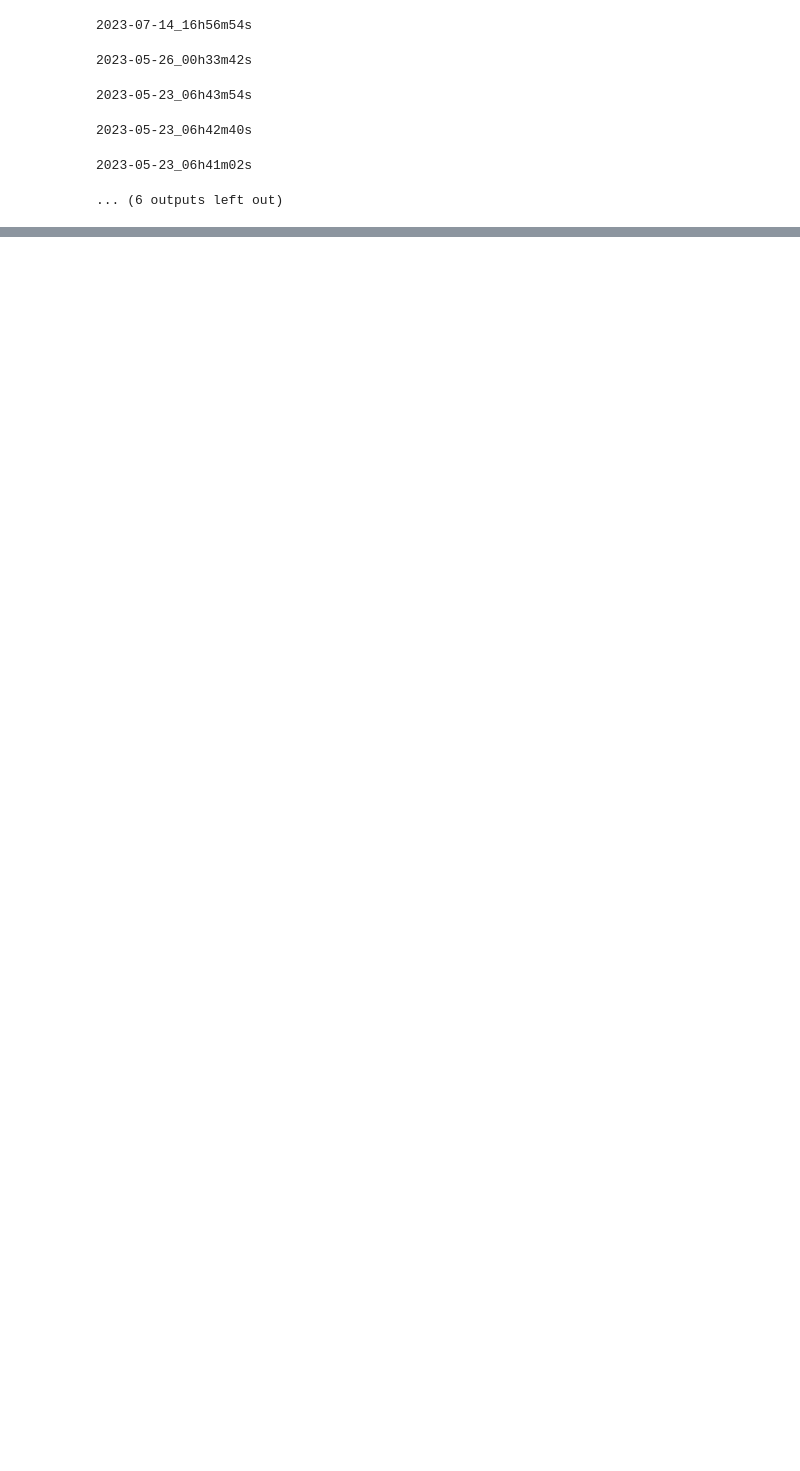
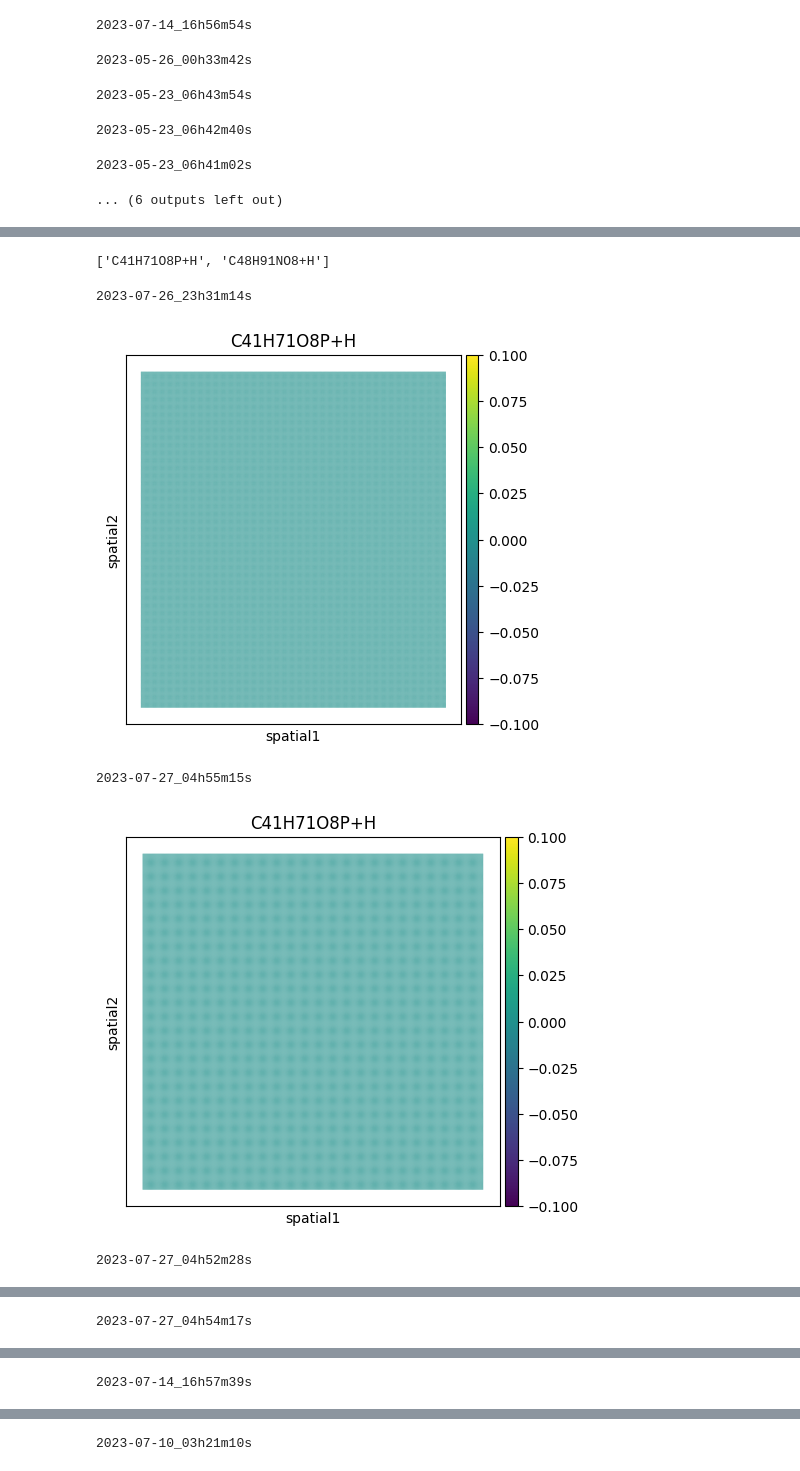
Before and after one commit to christoffermattssonlangseth/lipidomics-demyelination, a Jupyter notebook: notebooks/00-download-Opielka-et-al.ipynb, the cells around one changed output, grey strips where cells are left out. Drawn from its saved outputs; the diff is of its cells as text; code cells hidden in the pictures; blank space fills up the shorter version.

```diff
--- a/notebooks/00-download-Opielka-et-al.ipynb
+++ b/notebooks/00-download-Opielka-et-al.ipynb
@@ -58,7 +39,8 @@ for dataset in datasets.datasetId.unique():
 adata = sc.concat(
     adata_,
     axis=0,
-    join="outer"  # 'inner' to keep only shared vars
+    join="outer",  # 'inner' to keep only shared vars,
+    fill_value=0,
 )
 # %%
 for column in datasets.columns:
@@ -82,0 +82,22 @@ adata.obs
+# %%
+vars_in_some
+# %% [output]
+['C41H71O8P+H', 'C48H91NO8+H']
+# %%
+for sample in adata.obs.sample_id.unique():
+    print(sample)
+    _adata_ = adata[adata.obs.sample_id == sample]
+    # Visualization with ScanPy
+    sc.pl.spatial(
+        _adata_,
+        # Choose the first ion for visualization
+        color='C41H71O8P+H',
+        img_key=None,
+        spot_size=1,
+    )
+# %% [output]
+2023-07-26_23h31m14s
+[figure, added]
+2023-07-27_04h55m15s
+[figure, added]
+2023-07-27_04h52m28s
@@ -82,0 +105 @@ adata.obs
+2023-07-27_04h54m17s
@@ -82,0 +107 @@ adata.obs
+2023-07-14_16h57m39s
@@ -82,0 +109 @@ adata.obs
+2023-07-10_03h21m10s
```
Also changed, not shown: parts of 8 cells of this notebook.
